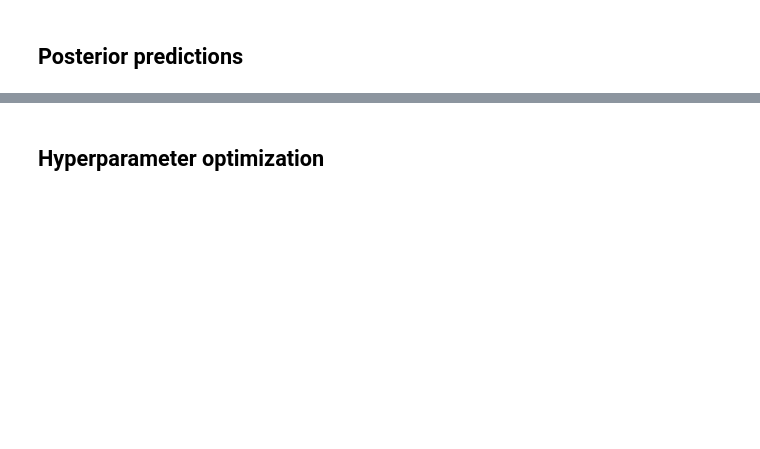
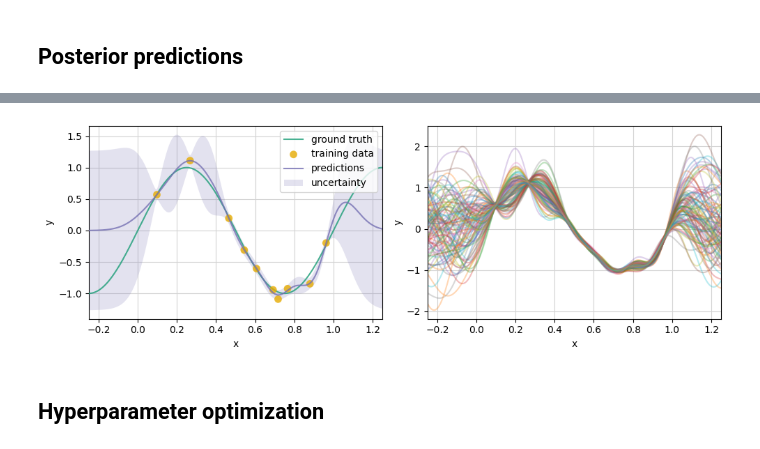
Before and after one commit to joseph-nagel/gaussian-processes, a Jupyter notebook: notebooks/gp_regression.ipynb, the cells around one changed output, grey strips where cells are left out. Cells and saved outputs as stored; diff of their text form; code cells hidden in the pictures; blank space fills up the shorter version.

```diff
--- a/notebooks/gp_regression.ipynb
+++ b/notebooks/gp_regression.ipynb
@@ -225,34 +237,36 @@ true_function = ax1.plot(
     label='ground truth'
 )
 training_data = ax1.scatter(
     x_train.numpy(), y_train.numpy(),
-    color=plt.cm.Dark2(0), alpha=0.8, zorder=4,
+    color=plt.cm.Dark2(5), alpha=0.8, zorder=4,
     edgecolors='none', s=60,
     label='training data'
 )
 predictions = ax1.plot(
     x_values.numpy(), pred_mean.numpy(),
     color=plt.cm.Dark2(2), alpha=0.8, zorder=5,
     label='predictions'
 )
 uncertainty = ax1.fill_between(
     x_values.numpy(), pred_lower.numpy(), pred_upper.numpy(),
     color=plt.cm.Dark2(2), alpha=0.2, zorder=2,
     edgecolors='none',
     label='uncertainty'
 )
 ax1.legend()
 
 ax2.plot(x_values.numpy(), pred_samples.T.numpy(), alpha=0.3)
 ax2.set_xlim((x_values.min(), x_values.max()))
 
 for ax in (ax1, ax2):
     ax.set(xlabel='x', ylabel='y')
     ax.set_xlim((x_values.min(), x_values.max()))
     ax.grid(visible=True, which='both', color='lightgray', linestyle='-')
     ax.set_axisbelow(True)
 
 fig.tight_layout()
+# %% [output]
+[figure, added]
 # %% [markdown]
 ## Hyperparameter optimization
 # %%
```
Also changed, not shown: parts of 6 cells of this notebook, 2 other files.
